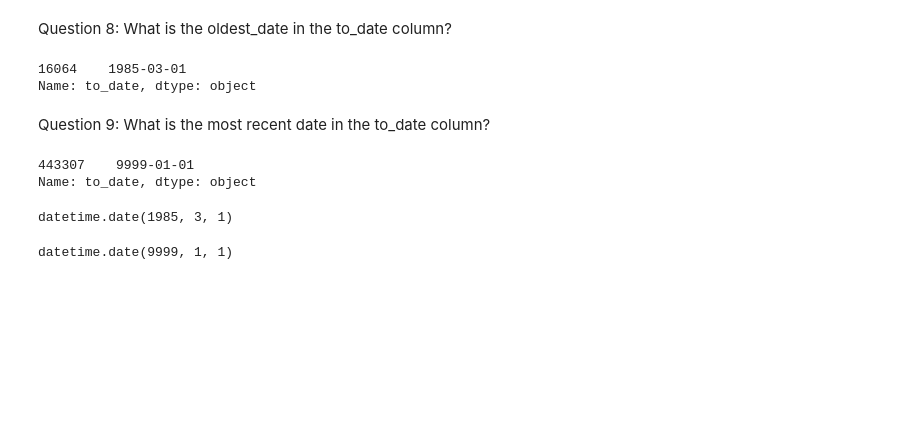
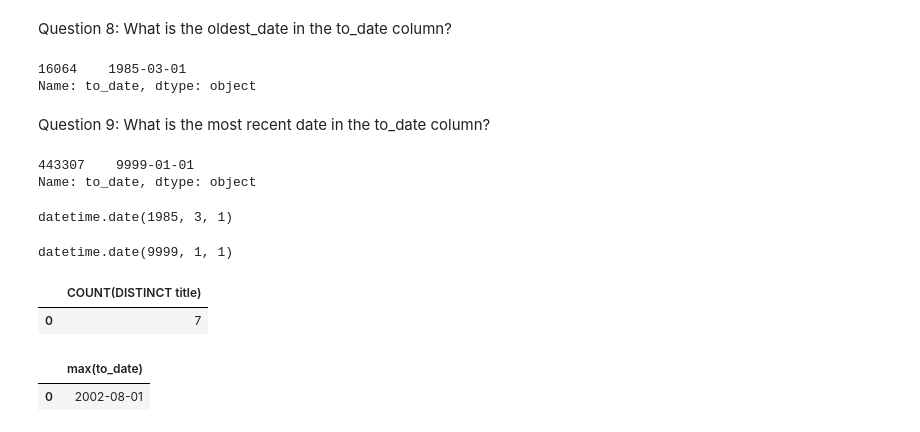
Before and after one commit to ForrestMccrosky/numpy-pandas-visualization-exercises, a Jupyter notebook: advanced_dataframes.ipynb, the cells around one changed output. Cells and saved outputs as stored; diff of their text form; code cells hidden in the pictures; blank space fills up the shorter version.

Commit message:
Adding some more ways to complete questions using SQL reads

```diff
--- a/advanced_dataframes.ipynb
+++ b/advanced_dataframes.ipynb
@@ -144,3 +143,14 @@ datetime.date(1985, 3, 1)
 max(titles_df['to_date']) ##some more wizardry
 # %% [output]
 datetime.date(9999, 1, 1)
+# %%
+pd.read_sql('SELECT COUNT(DISTINCT title) FROM titles', url)
+# %% [output]
+|  | COUNT(DISTINCT title) |
+| 0 | 7 |
+# %%
+pd.read_sql("SELECT max(to_date) FROM titles WHERE to_date NOT LIKE '9999%'", url) ## Using SQL to filter out the current
+## employees that have there to_date's set to 9999-01-01
+# %% [output]
+|  | max(to_date) |
+| 0 | 2002-08-01 |
```
Also changed, not shown: parts of 4 cells of this notebook.
